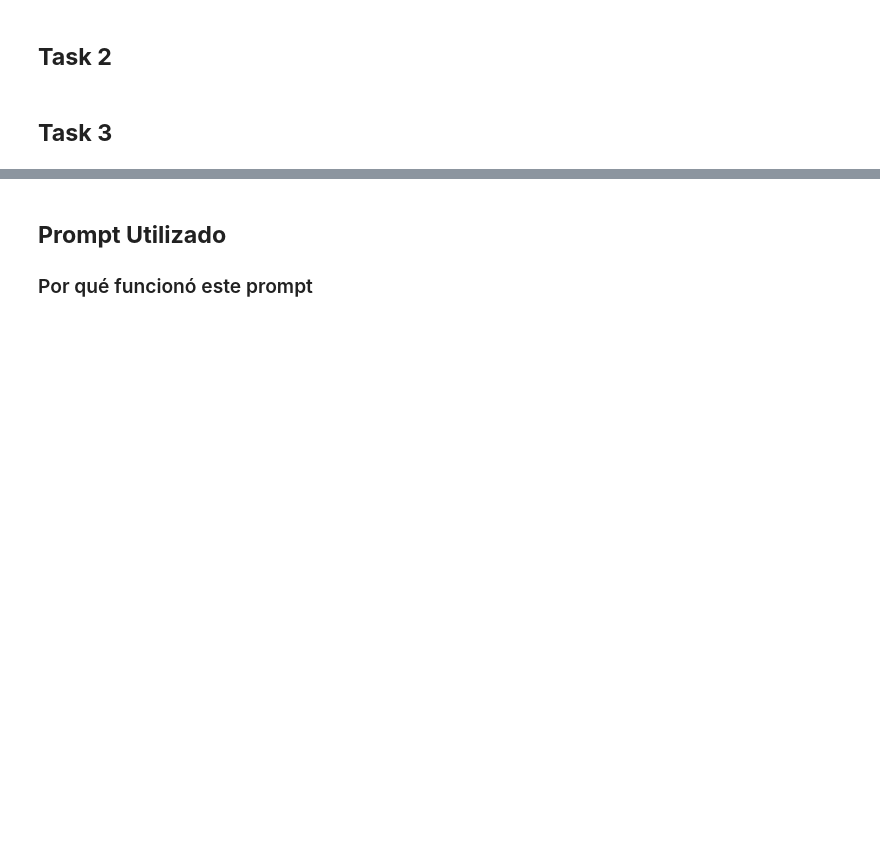
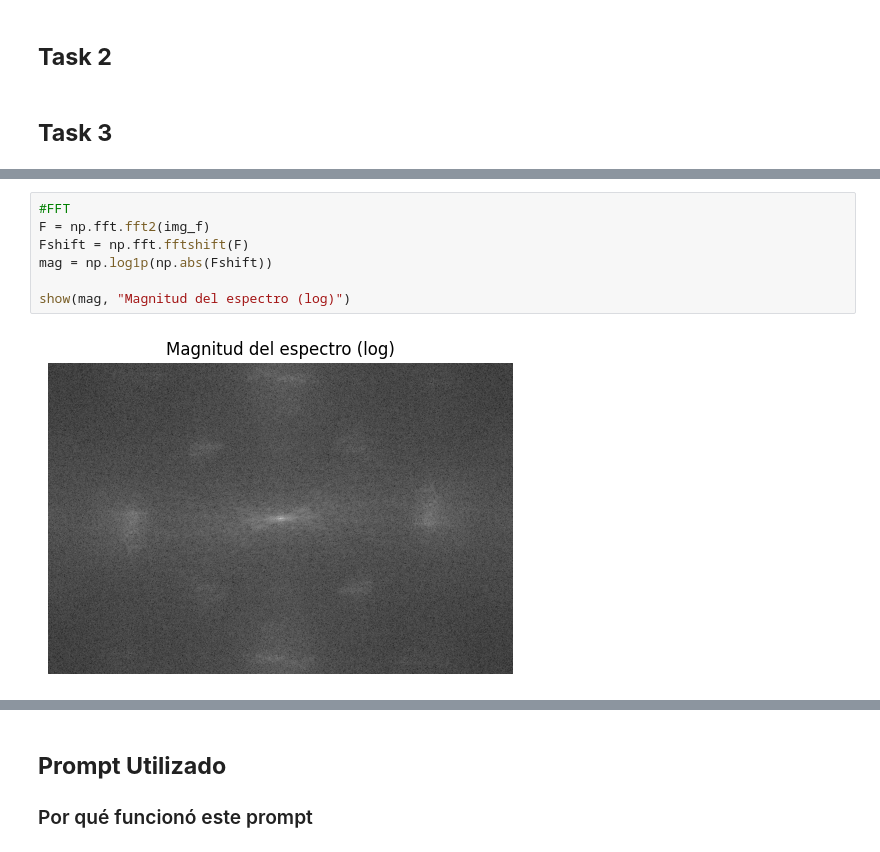
Before and after one commit to paulabaal12/LAB2-VCP, a Jupyter notebook: main.ipynb, the cells around one changed output, grey strips where cells are left out. Drawn from its saved outputs; the diff is of its cells as text; blank space fills up the shorter version.

```diff
--- a/main.ipynb
+++ b/main.ipynb
@@ -35,0 +56,9 @@ plt.tight_layout()
+# %%
+#FFT
+F = np.fft.fft2(img_f)
+Fshift = np.fft.fftshift(F)
+mag = np.log1p(np.abs(Fshift))
+
+show(mag, "Magnitud del espectro (log)")
+# %% [output]
+[figure, added]
```
Also changed, not shown: parts of 3 cells of this notebook, 1 other file.
